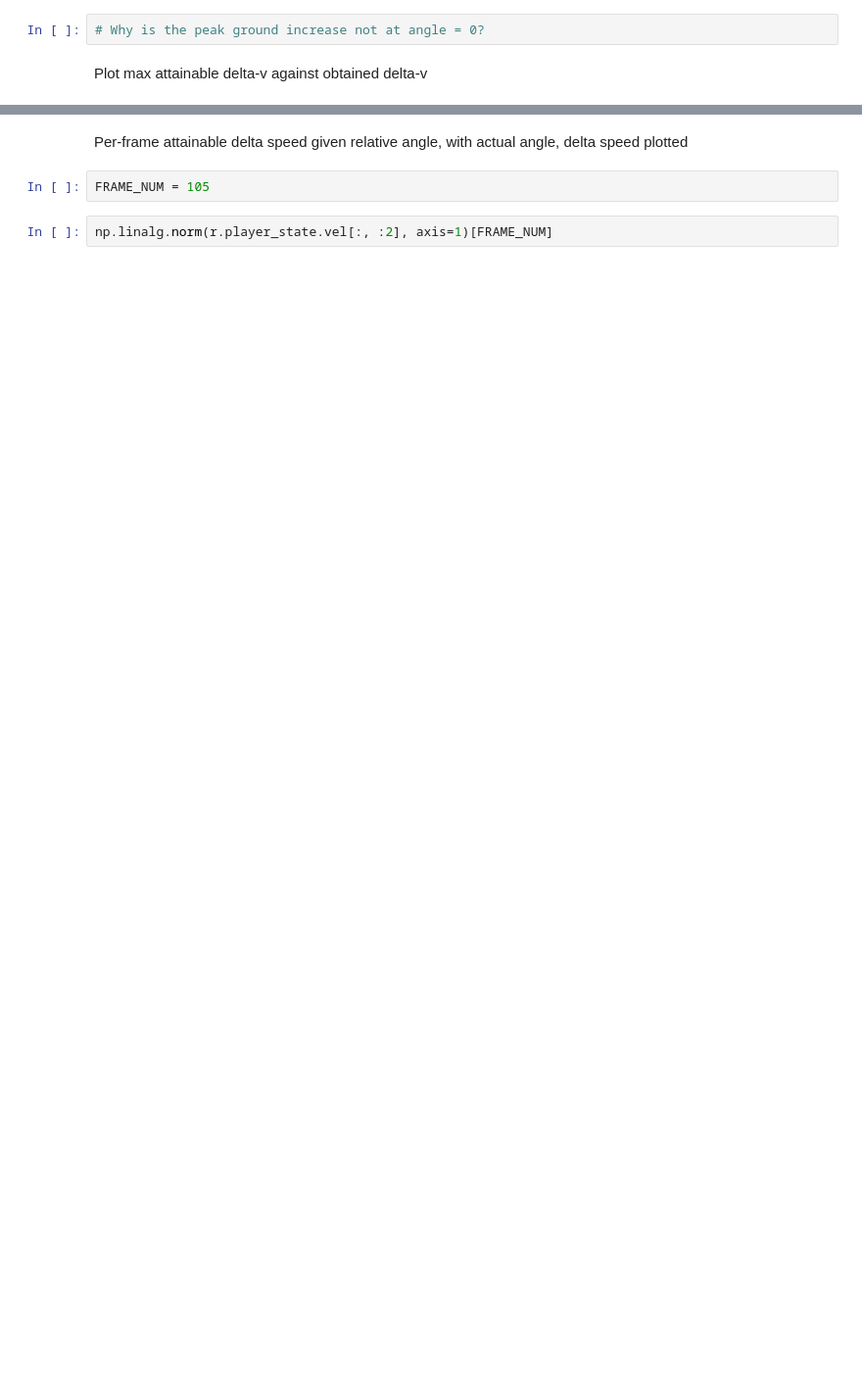
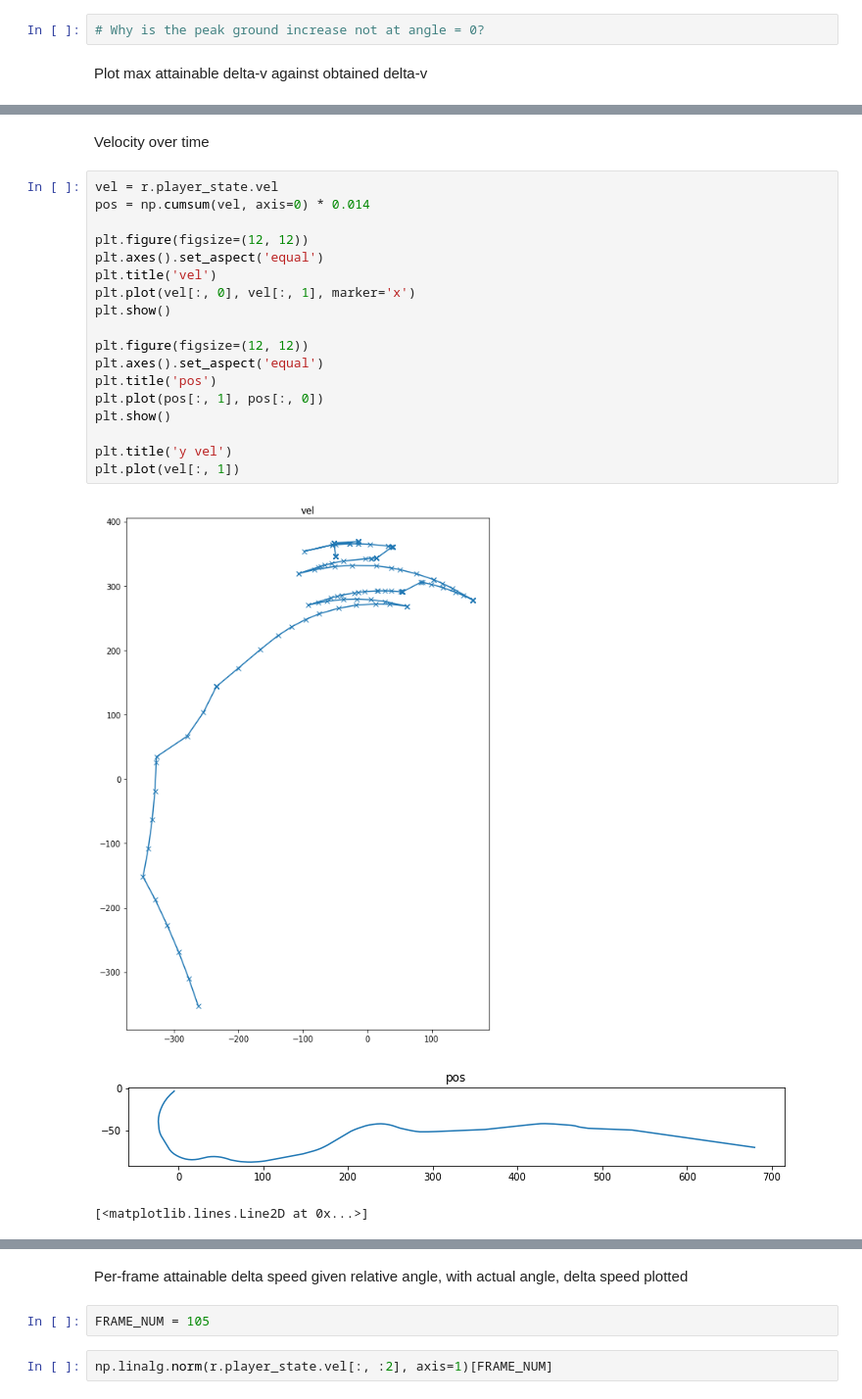
Before and after one commit to matthewearl/q1physrl, a Jupyter notebook: notebooks/Analyse.ipynb, the cells around one changed output, grey strips where cells are left out. Shown at 98% size. Drawn from its saved outputs; the diff is of its cells as text; blank space fills up the shorter version.

```diff
--- a/notebooks/Analyse.ipynb
+++ b/notebooks/Analyse.ipynb
@@ -121,0 +133,24 @@ plt.legend()
+# %% [markdown]
+Velocity over time
+# %%
+vel = r.player_state.vel
+pos = np.cumsum(vel, axis=0) * 0.014
+
+plt.figure(figsize=(12, 12))
+plt.axes().set_aspect('equal')
+plt.title('vel')
+plt.plot(vel[:, 0], vel[:, 1], marker='x')
+plt.show()
+
+plt.figure(figsize=(12, 12))
+plt.axes().set_aspect('equal')
+plt.title('pos')
+plt.plot(pos[:, 1], pos[:, 0])
+plt.show()
+
+plt.title('y vel')
+plt.plot(vel[:, 1])
+# %% [output]
+[figure, added]
+[figure, added]
+[<matplotlib.lines.Line2D at 0x...>]
```
Also changed, not shown: parts of 12 cells of this notebook, 4 other files.
